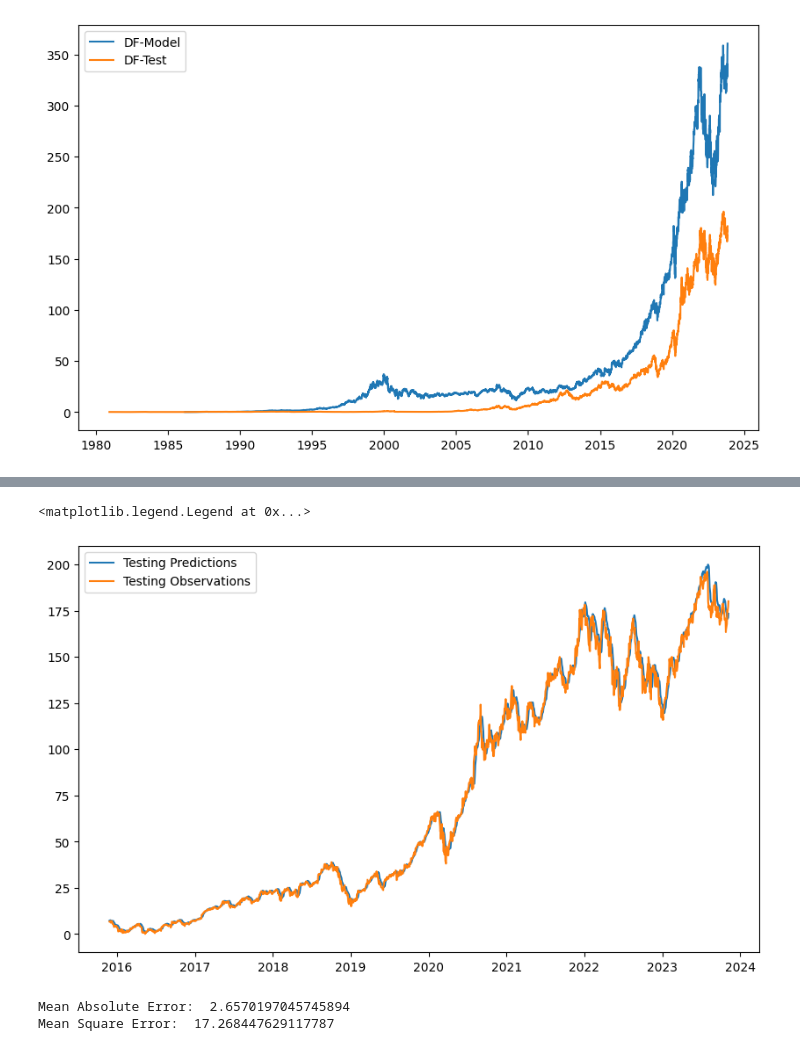
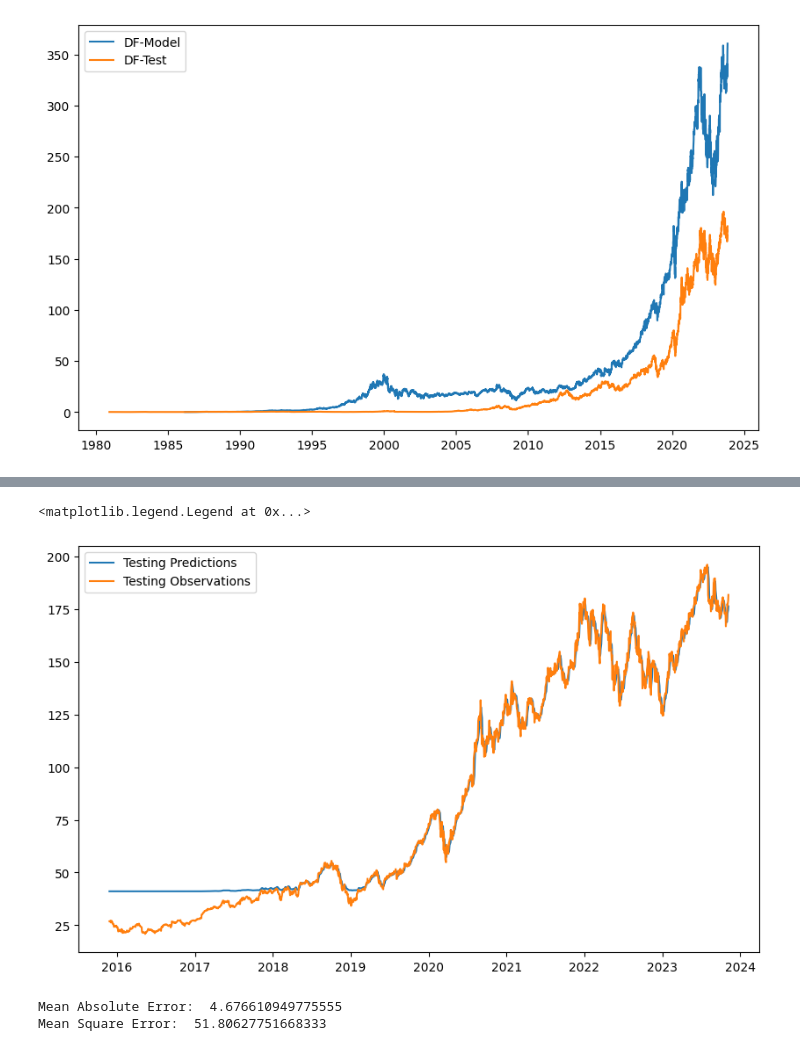
Before and after one commit to wallacelw/Price-Forecasting-With-LSTM, a Jupyter notebook: Prices_Forecasting_with_LSTM.ipynb, the cells around one changed output, grey strips where cells are left out. Cells and saved outputs as stored; diff of their text form; code cells hidden in the pictures.

```diff
--- a/Prices_Forecasting_with_LSTM.ipynb
+++ b/Prices_Forecasting_with_LSTM.ipynb
@@ -148,0 +117,9 @@ plt.legend(["Train", "Validation", "Test"])
+# %%
+from sklearn.preprocessing import MinMaxScaler
+
+scaler = MinMaxScaler(feature_range=(0, 1))
+
+scaled_train = scaler.fit_transform(windowed_df_train)
+scaled_test = scaler.transform(windowed_df_test)
+
+scaled_train, scaled_test
@@ -149,14 +144,22 @@ plt.legend(["Train", "Validation", "Test"])
+# %%
+def split_columns(scaled_array, windowed):
+  return (windowed.index, scaled_array[:, 0:-1], scaled_array[:, -1])
+
+dates_train, X_train, Y_train = split_columns(scaled_train, windowed_df_train)
+dates_test, X_test, Y_test = split_columns(scaled_test, windowed_df_test)
 # %% [markdown]
 ## Model Training
 # %%
 from tensorflow.keras.models import Sequential
 from tensorflow.keras.optimizers import Adam
-from tensorflow.keras import layers, backend
+from tensorflow.keras import layers
 
 # Maybe adjust hyper parameters
 
 model = Sequential([
     layers.Input((lookback, 1)),
+    layers.Conv1D(128, kernel_size=5),
+    layers.Conv1D(128, kernel_size=3),
     layers.LSTM(128, return_sequences=True),
     layers.LSTM(128, return_sequences=False),
     layers.Dense(64, activation='relu'),
@@ -171,5 +174,5 @@ model.compile(
     metrics=["mean_absolute_error"] # extra metrics
   )
 
-model.fit(X_train, Y_train, validation_data=(X_val, Y_val), epochs=30)
+model.fit(X_train, Y_train, epochs=100)
 # %% [output]
@@ -356,20 +282,22 @@ plt.legend(["DF-Model", "DF-Test"])
 [figure]
 # %%
 windowed_df2 = df_to_windowed(df2)
+
 windowed_df2 = windowed_df2[-days:]
 
-mn2, mx2 = (df2["Price"].min(), df2["Price"].max())
+scaled_df2 = scaler.transform(windowed_df2)
 
-dates2, X2, Y2 = split_normalize_dataframe(windowed_df2)
+dates2, X_test2, Y_test2 = split_columns(scaled_df2, windowed_df2)
 
-Y2_pred = model.predict(X2)
+Y2_pred = model.predict(X_test2)
 
-Y2_pred = pd.DataFrame(Y2_pred).apply(lambda val : val * (mx2 - mn2) + mn2)
-Y2 = pd.DataFrame(Y2).apply(lambda val : val * (mx2 - mn2) + mn2)
+test_results2 = np.hstack((X_test2, Y2_pred))
+
+train_results2 = scaler.inverse_transform(test_results2)[:, -1]
 
 plt.figure(figsize=(10,6))
-plt.plot(dates2, Y2_pred)
-plt.plot(dates2, Y2)
+plt.plot(dates2, train_results2)
+plt.plot(dates2, windowed_df2["Price"])
 
 plt.legend([
     "Testing Predictions",
@@ -380,8 +308,8 @@ plt.legend([
 <matplotlib.legend.Legend at 0x...>
-[figure, old version]
+[figure, new version]
 # %%
-print("Mean Absolute Error: ", mean_absolute_error(y_true=Y2, y_pred=Y2_pred))
-print("Mean Square Error: ", mean_squared_error(y_true=Y2, y_pred=Y2_pred))
+print("Mean Absolute Error: ", mean_absolute_error(y_true=windowed_df2["Price"], y_pred=train_results2))
+print("Mean Square Error: ", mean_squared_error(y_true=windowed_df2["Price"], y_pred=train_results2))
 # %% [output]
-Mean Absolute Error:  2.6570197045745894
-Mean Square Error:  17.268447629117787
+Mean Absolute Error:  4.676610949775555
+Mean Square Error:  51.80627751668333
```
Also changed, not shown: parts of 16 cells of this notebook.
